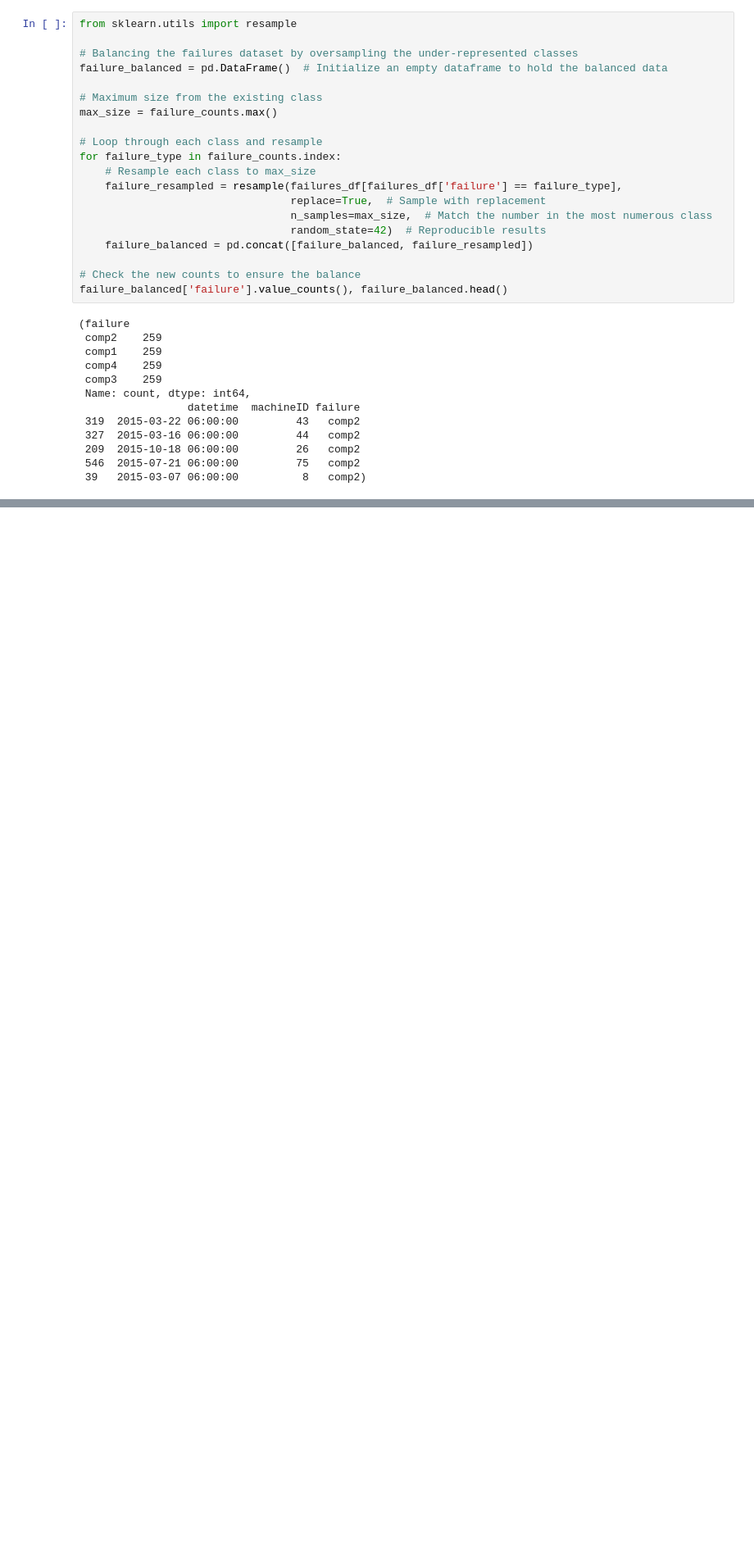
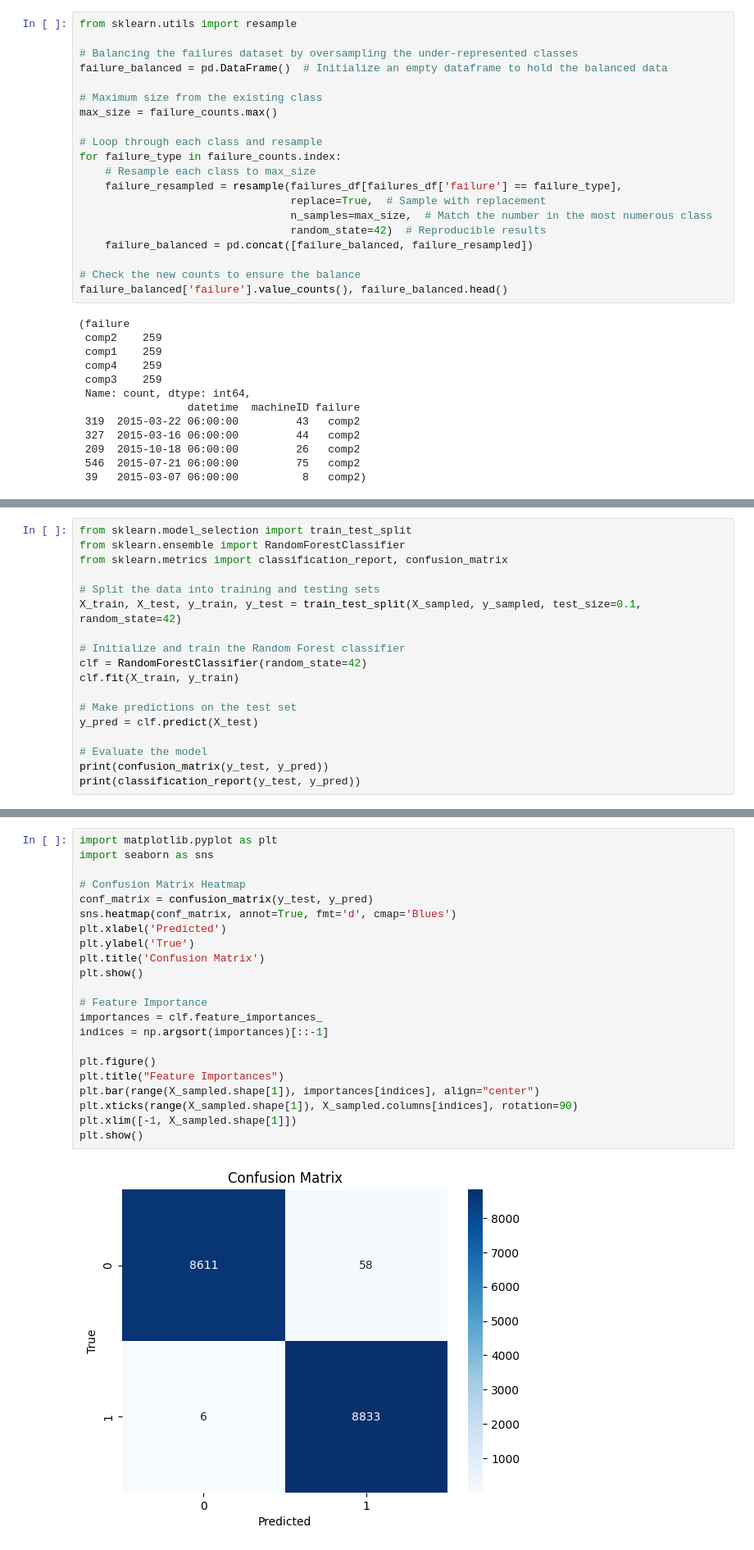
Before and after one commit to bigonil/BH-PCMLAI, a Jupyter notebook: BH-PCMLAI Capstone Project/Predictive_Maintenance_Model.ipynb, the cells around one changed output, grey strips where cells are left out. Shown at 82% size. Cells and saved outputs as stored; diff of their text form; blank space fills up the shorter version.

```diff
--- a/BH-PCMLAI Capstone Project/Predictive_Maintenance_Model.ipynb
+++ b/BH-PCMLAI Capstone Project/Predictive_Maintenance_Model.ipynb
@@ -1142,0 +1591,18 @@ failure_balanced['failure'].value_counts(), failure_balanced.head()
+# %%
+from sklearn.model_selection import train_test_split
+from sklearn.ensemble import RandomForestClassifier
+from sklearn.metrics import classification_report, confusion_matrix
+
+# Split the data into training and testing sets
+X_train, X_test, y_train, y_test = train_test_split(X_sampled, y_sampled, test_size=0.1, random_state=42)
+
+# Initialize and train the Random Forest classifier
+clf = RandomForestClassifier(random_state=42)
+clf.fit(X_train, y_train)
+
+# Make predictions on the test set
+y_pred = clf.predict(X_test)
+
+# Evaluate the model
+print(confusion_matrix(y_test, y_pred))
+print(classification_report(y_test, y_pred))
@@ -1142,0 +1641,24 @@ failure_balanced['failure'].value_counts(), failure_balanced.head()
+# %%
+import matplotlib.pyplot as plt
+import seaborn as sns
+
+# Confusion Matrix Heatmap
+conf_matrix = confusion_matrix(y_test, y_pred)
+sns.heatmap(conf_matrix, annot=True, fmt='d', cmap='Blues')
+plt.xlabel('Predicted')
+plt.ylabel('True')
+plt.title('Confusion Matrix')
+plt.show()
+
+# Feature Importance
+importances = clf.feature_importances_
+indices = np.argsort(importances)[::-1]
+
+plt.figure()
+plt.title("Feature Importances")
+plt.bar(range(X_sampled.shape[1]), importances[indices], align="center")
+plt.xticks(range(X_sampled.shape[1]), X_sampled.columns[indices], rotation=90)
+plt.xlim([-1, X_sampled.shape[1]])
+plt.show()
+# %% [output]
+[figure, added]
```
Also changed, not shown: parts of 44 cells of this notebook.
